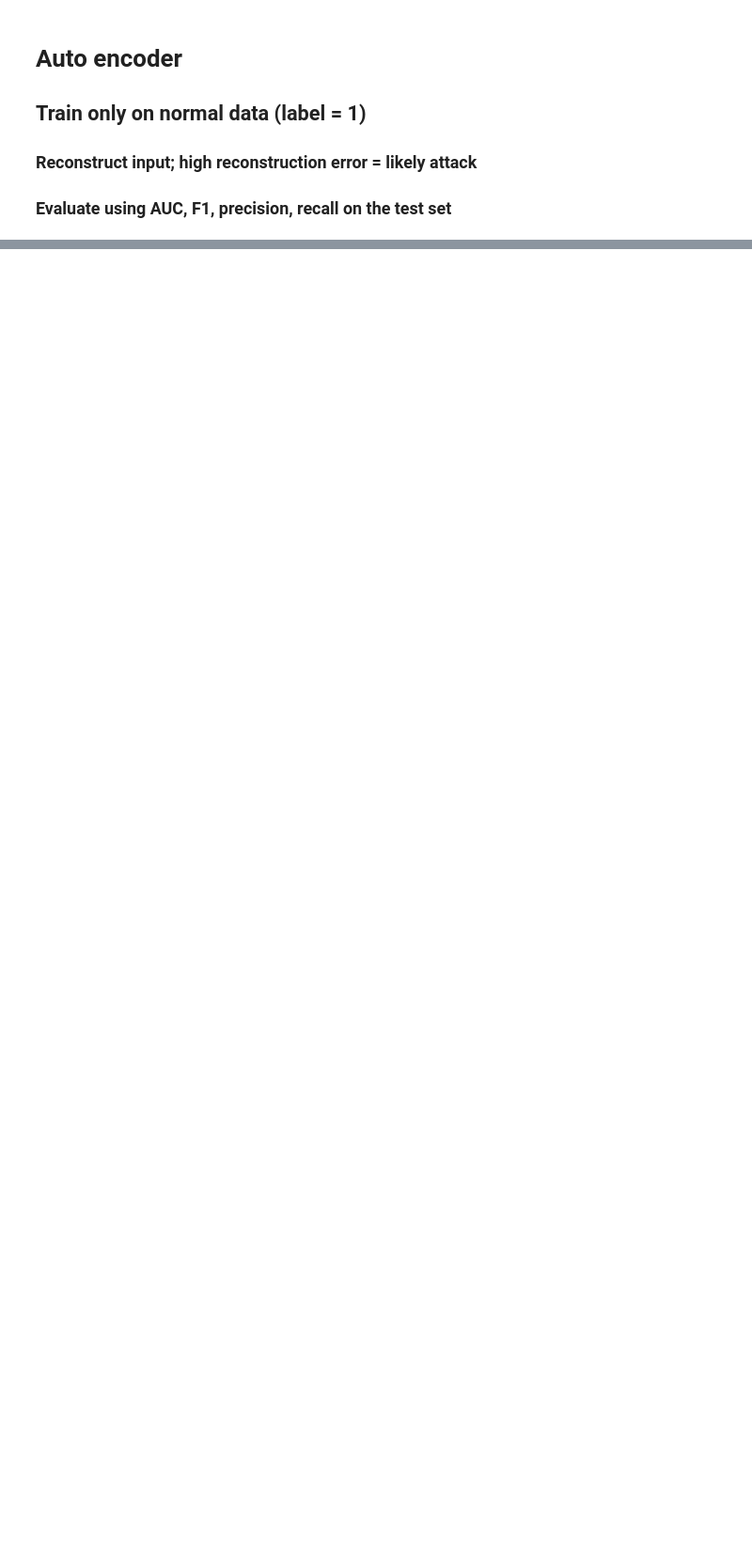
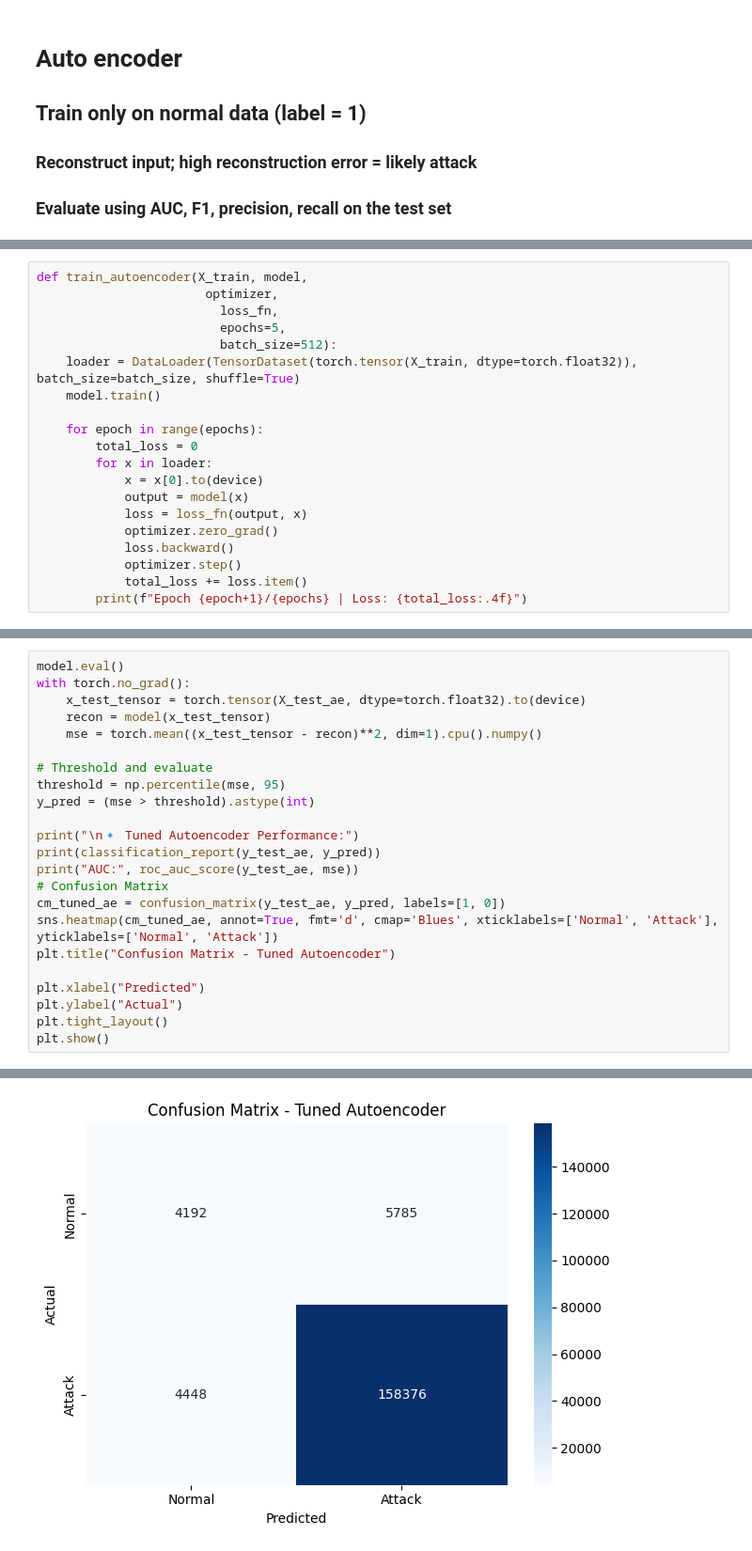
Before and after one commit to ambolatunji/smartfactoriesim, a Jupyter notebook: pre_model.ipynb, the cells around one changed output, grey strips where cells are left out. Shown at 94% size. Drawn from its saved outputs; the diff is of its cells as text; blank space fills up the shorter version.

```diff
--- a/pre_model.ipynb
+++ b/pre_model.ipynb
@@ -683,0 +844,20 @@ print("🔥 Using device:", device)
+# %%
+def train_autoencoder(X_train, model,
+                       optimizer,
+                         loss_fn,
+                         epochs=5,
+                         batch_size=512):
+    loader = DataLoader(TensorDataset(torch.tensor(X_train, dtype=torch.float32)), batch_size=batch_size, shuffle=True)
+    model.train()
+
+    for epoch in range(epochs):
+        total_loss = 0
+        for x in loader:
+            x = x[0].to(device)
+            output = model(x)
+            loss = loss_fn(output, x)
+            optimizer.zero_grad()
+            loss.backward()
+            optimizer.step()
+            total_loss += loss.item()
+        print(f"Epoch {epoch+1}/{epochs} | Loss: {total_loss:.4f}")
@@ -683,0 +906,24 @@ print("🔥 Using device:", device)
+# %%
+model.eval()
+with torch.no_grad():
+    x_test_tensor = torch.tensor(X_test_ae, dtype=torch.float32).to(device)
+    recon = model(x_test_tensor)
+    mse = torch.mean((x_test_tensor - recon)**2, dim=1).cpu().numpy()
+
+# Threshold and evaluate
+threshold = np.percentile(mse, 95)
+y_pred = (mse > threshold).astype(int)
+
+print("\n🔹 Tuned Autoencoder Performance:")
+print(classification_report(y_test_ae, y_pred))
+print("AUC:", roc_auc_score(y_test_ae, mse))
+# Confusion Matrix
+cm_tuned_ae = confusion_matrix(y_test_ae, y_pred, labels=[1, 0])
+sns.heatmap(cm_tuned_ae, annot=True, fmt='d', cmap='Blues', xticklabels=['Normal', 'Attack'], yticklabels=['Normal', 'Attack'])
+plt.title("Confusion Matrix - Tuned Autoencoder")
+
+plt.xlabel("Predicted")
+plt.ylabel("Actual")
+plt.tight_layout()
+plt.show()
+# %% [output]
@@ -683,0 +941 @@ print("🔥 Using device:", device)
+[figure, added]
```
Also changed, not shown: parts of 54 cells of this notebook, 25 other files.
